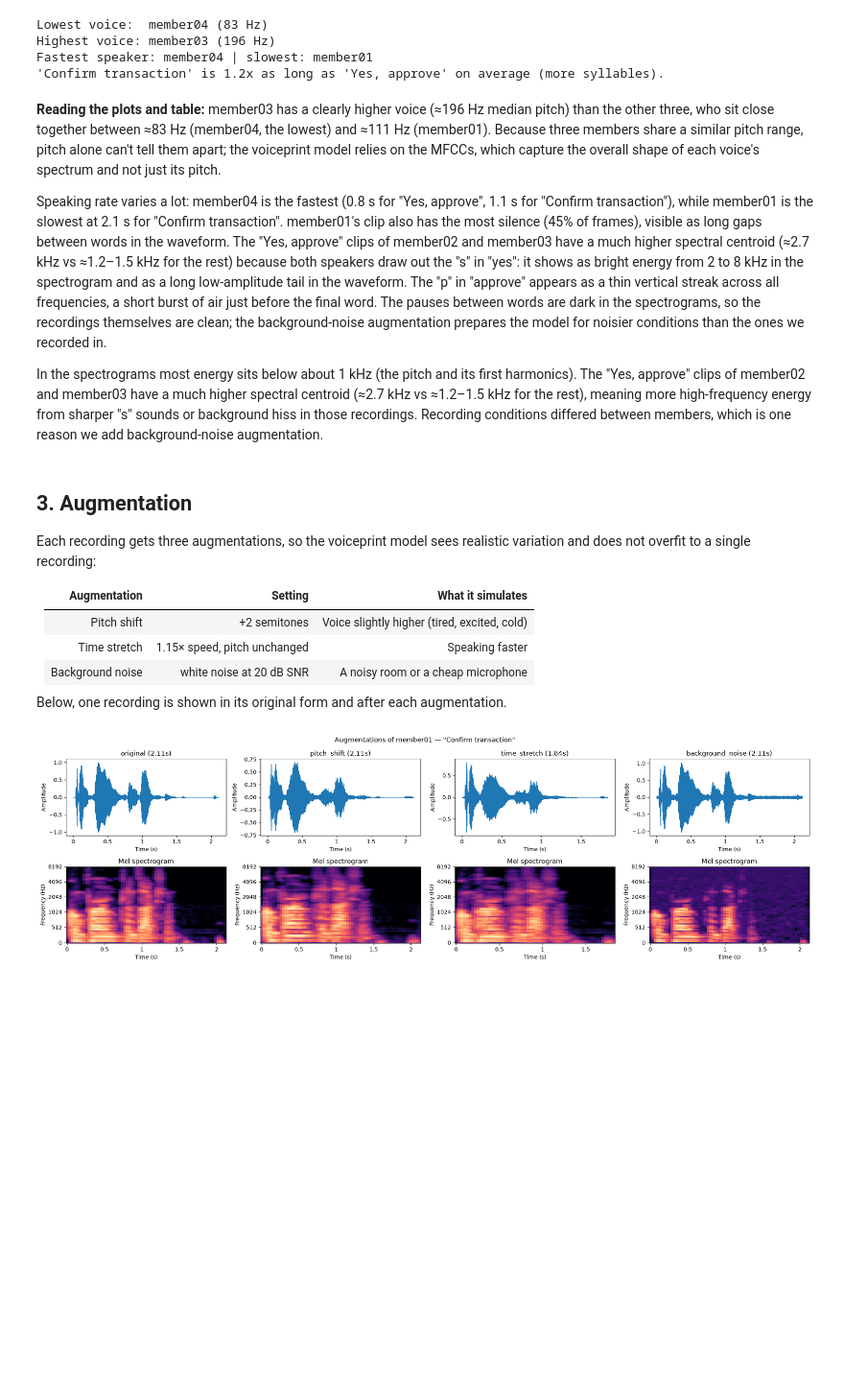
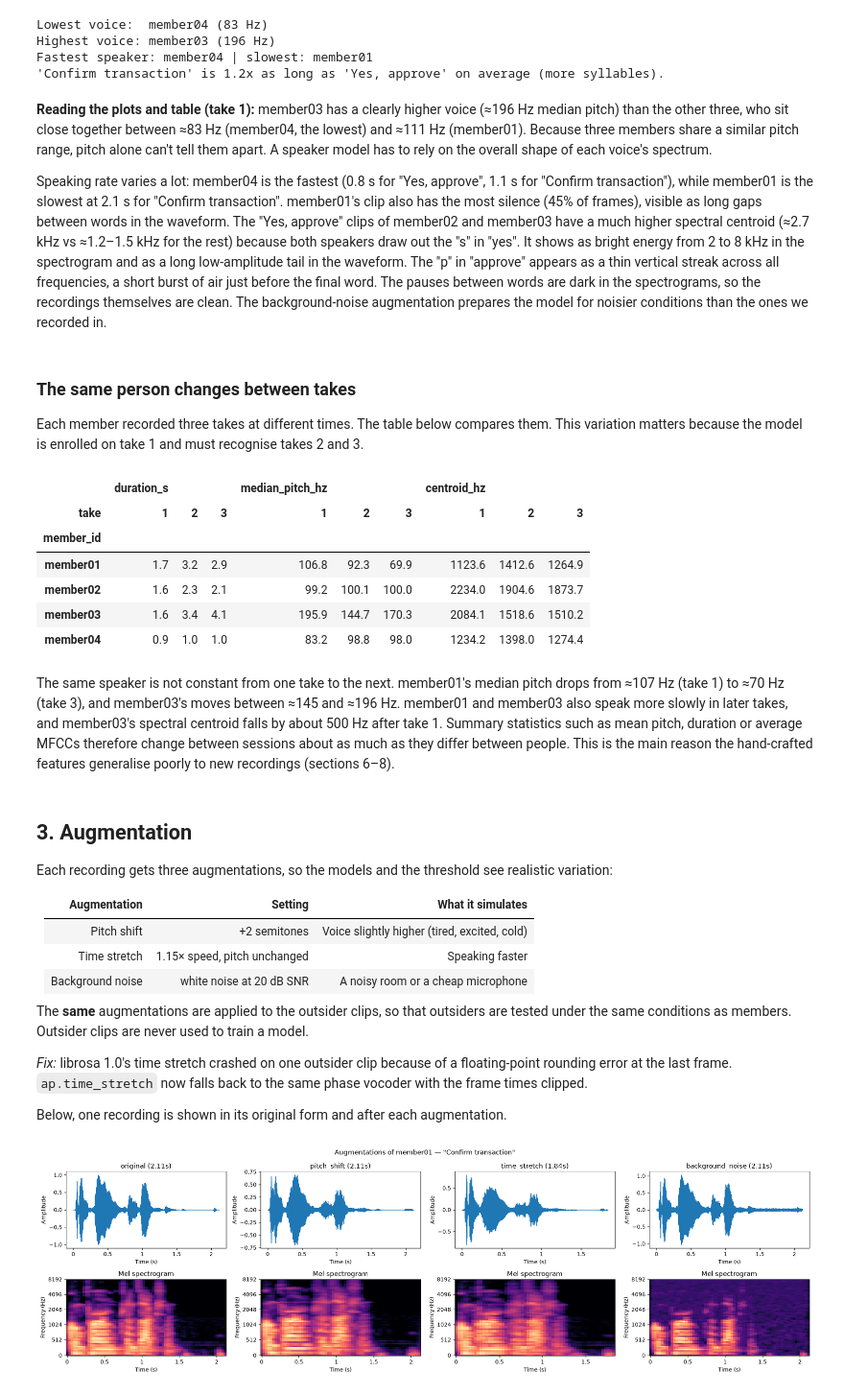
Before and after one commit to Akinloye3264/Formative-2-machine-learning, a Jupyter notebook: notebooks/03_audio_processing.ipynb, the cells around one changed output. Shown at 96% size. Cells and saved outputs as stored; diff of their text form; code cells hidden in the pictures; blank space fills up the shorter version.

```diff
--- a/notebooks/03_audio_processing.ipynb
+++ b/notebooks/03_audio_processing.ipynb
@@ -122,15 +159,37 @@ Highest voice: member03 (196 Hz)
 Fastest speaker: member04 | slowest: member01
 'Confirm transaction' is 1.2x as long as 'Yes, approve' on average (more syllables).
 # %% [markdown]
-**Reading the plots and table:** member03 has a clearly higher voice (≈196 Hz median pitch) than the other three, who sit close together between ≈83 Hz (member04, the lowest) and ≈111 Hz (member01). Because three members share a similar pitch range, pitch alone can't tell them apart; the voiceprint model relies on the MFCCs, which capture the overall shape of each voice's spectrum and not just its pitch.
+**Reading the plots and table (take 1):** member03 has a clearly higher voice (≈196 Hz median pitch) than the other three, who sit close together between ≈83 Hz (member04, the lowest) and ≈111 Hz (member01). Because three members share a similar pitch range, pitch alone can't tell them apart. A speaker model has to rely on the overall shape of each voice's spectrum.
 
-Speaking rate varies a lot: member04 is the fastest (0.8 s for "Yes, approve", 1.1 s for "Confirm transaction"), while member01 is the slowest at 2.1 s for "Confirm transaction". member01's clip also has the most silence (45% of frames), visible as long gaps between words in the waveform. The "Yes, approve" clips of member02 and member03 have a much higher spectral centroid (≈2.7 kHz vs ≈1.2–1.5 kHz for the rest) because both speakers draw out the "s" in "yes": it shows as bright energy from 2 to 8 kHz in the spectrogram and as a long low-amplitude tail in the waveform. The "p" in "approve" appears as a thin vertical streak across all frequencies, a short burst of air just before the final word. The pauses between words are dark in the spectrograms, so the recordings themselves are clean; the background-noise augmentation prepares the model for noisier conditions than the ones we recorded in.
-
-In the spectrograms most energy sits below about 1 kHz (the pitch and its first harmonics). The "Yes, approve" clips of member02 and member03 have a much higher spectral centroid (≈2.7 kHz vs ≈1.2–1.5 kHz for the rest), meaning more high-frequency energy from sharper "s" sounds or background hiss in those recordings. Recording conditions differed between members, which is one reason we add background-noise augmentation.
+Speaking rate varies a lot: member04 is the fastest (0.8 s for "Yes, approve", 1.1 s for "Confirm transaction"), while member01 is the slowest at 2.1 s for "Confirm transaction". member01's clip also has the most silence (45% of frames), visible as long gaps between words in the waveform. The "Yes, approve" clips of member02 and member03 have a much higher spectral centroid (≈2.7 kHz vs ≈1.2–1.5 kHz for the rest) because both speakers draw out the "s" in "yes". It shows as bright energy from 2 to 8 kHz in the spectrogram and as a long low-amplitude tail in the waveform. The "p" in "approve" appears as a thin vertical streak across all frequencies, a short burst of air just before the final word. The pauses between words are dark in the spectrograms, so the recordings themselves are clean. The background-noise augmentation prepares the model for noisier conditions than the ones we recorded in.
+# %% [markdown]
+### The same person changes between takes
+
+Each member recorded three takes at different times. The table below compares them. This variation matters because the model is enrolled on take 1 and must recognise takes 2 and 3.
+# %%
+def describe_takes():
+    rows = []
+    for (m, p, t), y in clips.items():
+        rows.append({"member_id": m, "take": t, **describe_clip(y)})
+    return (pd.DataFrame(rows).groupby(["member_id", "take"])[["duration_s", "median_pitch_hz", "centroid_hz"]]
+            .mean().unstack("take").round(1))
+
+takes = describe_takes()
+display(takes)
+# %% [output]
+|  | duration_s |  |  | median_pitch_hz |  |  | centroid_hz |  |  |
+| take | 1 | 2 | 3 | 1 | 2 | 3 | 1 | 2 | 3 |
+| member_id |  |  |  |  |  |  |  |  |  |
+| member01 | 1.7 | 3.2 | 2.9 | 106.8 | 92.3 | 69.9 | 1123.6 | 1412.6 | 1264.9 |
+| member02 | 1.6 | 2.3 | 2.1 | 99.2 | 100.1 | 100.0 | 2234.0 | 1904.6 | 1873.7 |
+| member03 | 1.6 | 3.4 | 4.1 | 195.9 | 144.7 | 170.3 | 2084.1 | 1518.6 | 1510.2 |
+| member04 | 0.9 | 1.0 | 1.0 | 83.2 | 98.8 | 98.0 | 1234.2 | 1398.0 | 1274.4 |
+# %% [markdown]
+The same speaker is not constant from one take to the next. member01's median pitch drops from ≈107 Hz (take 1) to ≈70 Hz (take 3), and member03's moves between ≈145 and ≈196 Hz. member01 and member03 also speak more slowly in later takes, and member03's spectral centroid falls by about 500 Hz after take 1. Summary statistics such as mean pitch, duration or average MFCCs therefore change between sessions about as much as they differ between people. This is the main reason the hand-crafted features generalise poorly to new recordings (sections 6–8).
 # %% [markdown]
 ## 3. Augmentation
 
-Each recording gets three augmentations, so the voiceprint model sees realistic variation and does not overfit to a single recording:
+Each recording gets three augmentations, so the models and the threshold see realistic variation:
 
 | Augmentation | Setting | What it simulates |
 |---|---|---|
@@ -138,6 +197,10 @@ Each recording gets three augmentations, so the voiceprint model sees realistic
 | Time stretch | 1.15× speed, pitch unchanged | Speaking faster |
 | Background noise | white noise at 20 dB SNR | A noisy room or a cheap microphone |
 
+The **same** augmentations are applied to the outsider clips, so that outsiders are tested under the same conditions as members. Outsider clips are never used to train a model.
+
+*Fix:* librosa 1.0's time stretch crashed on one outsider clip because of a floating-point rounding error at the last frame. `ap.time_stretch` now falls back to the same phase vocoder with the frame times clipped.
+
 Below, one recording is shown in its original form and after each augmentation.
 # %%
 example_key = next(iter(clips))
```
Also changed, not shown: parts of 33 cells of this notebook, 48 other files.
